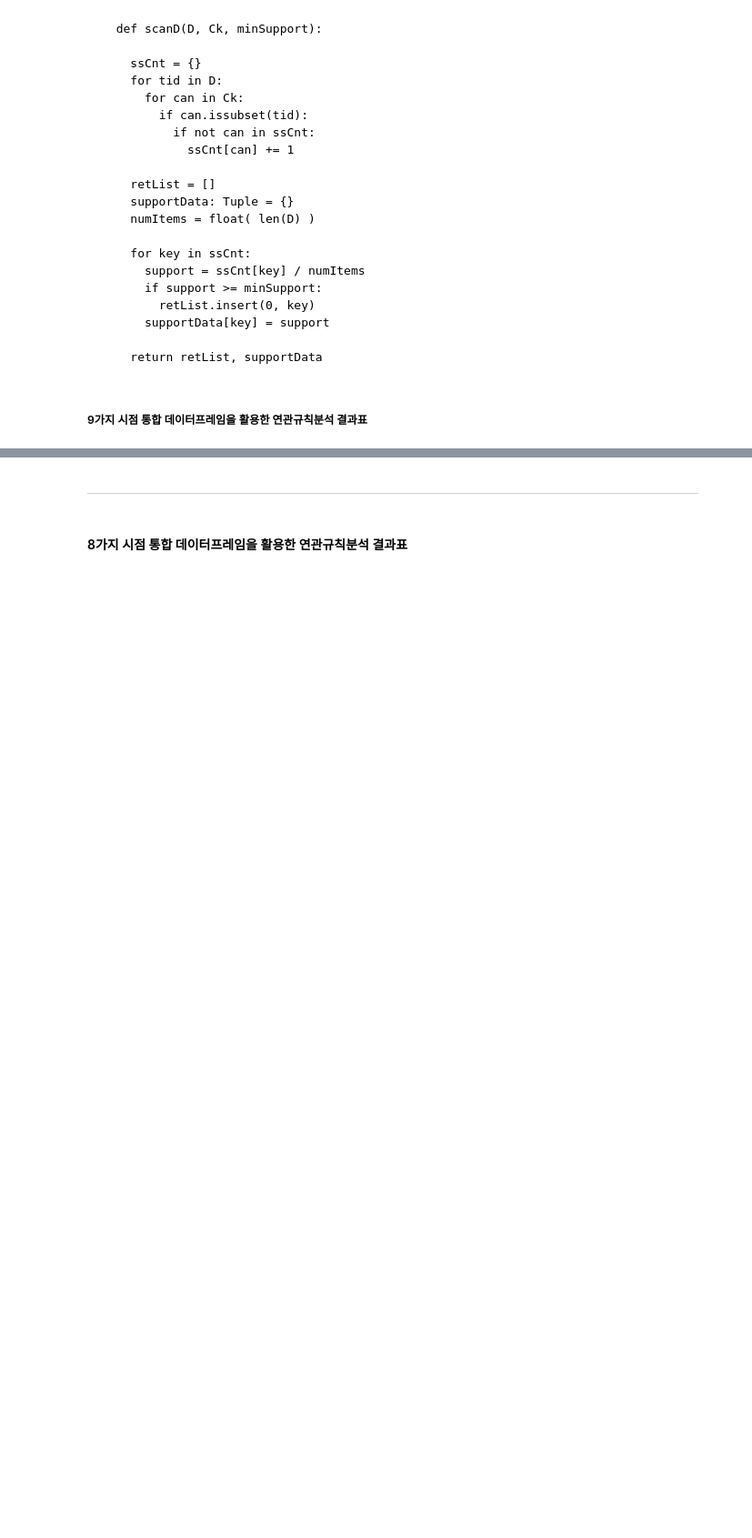
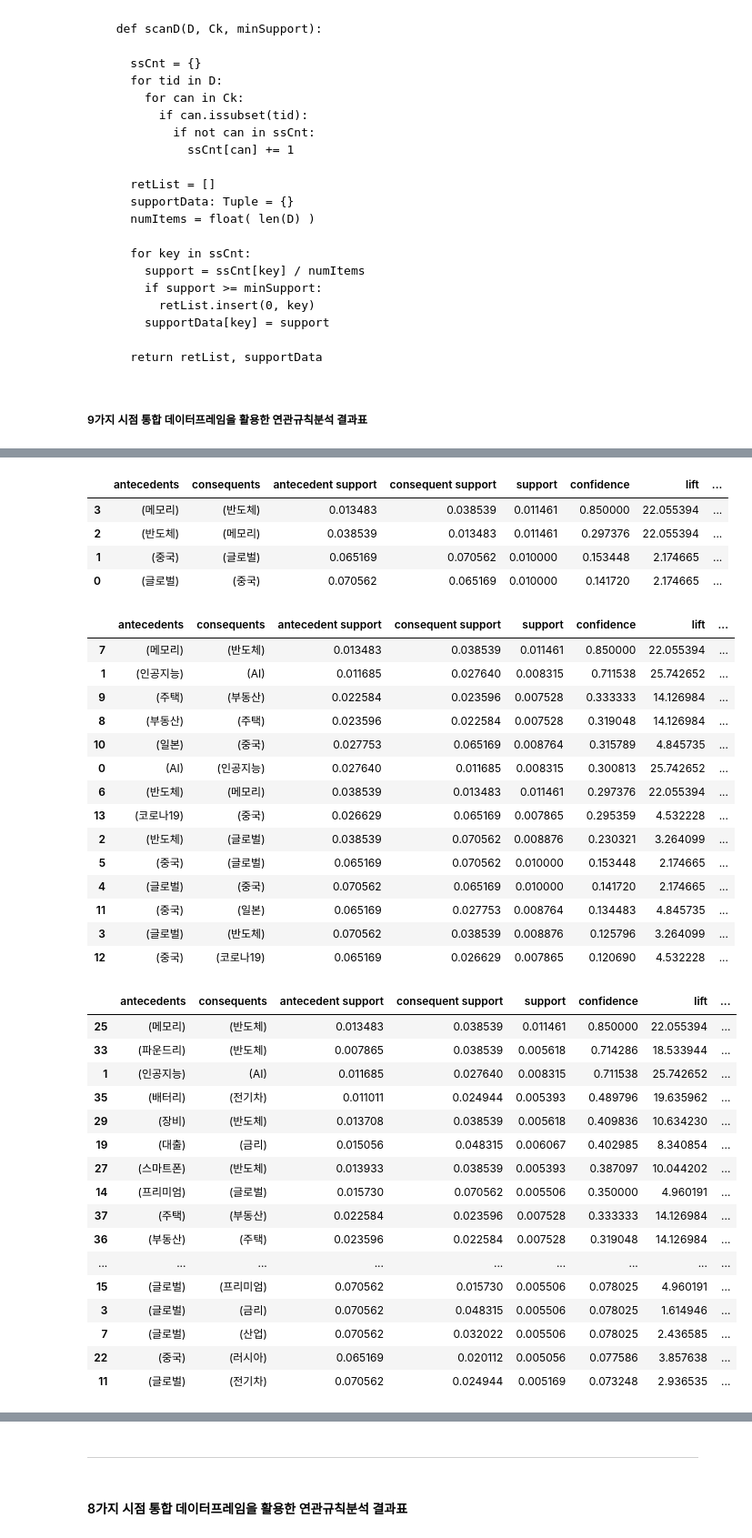
Before and after one commit to ksydata/MiraeAssetHackathon, a Jupyter notebook: [derivative_news_data]_2_AprioriRules.ipynb, the cells around one changed output, grey strips where cells are left out. Shown at 91% size. Drawn from its saved outputs; the diff is of its cells as text; code cells hidden in the pictures; blank space fills up the shorter version.

```diff
--- a/[derivative_news_data]_2_AprioriRules.ipynb
+++ b/[derivative_news_data]_2_AprioriRules.ipynb
@@ -834,0 +437,63 @@ display( apriori_results_230412[2].sort_values("support", ascending = False) )
+# %%
+# date_time 변수가 9번 바뀌기 때문에 클래스로 선언하여 반복작업의 일부 자동화
+merge_derivative_news_data_subset_230131, merge_derivative_news_data_230131 = financialApriori.makeSubDataset_loadData(
+    date_column = "YYYYMMDD", date_time = "2023-01-31")
+
+apriori_results_230131: List = []
+
+for threshold in [0.01, 0.0075, 0.005]:
+  apriori_rules = financialApriori.find_frequent_TAGsets(
+    transaction_subset = merge_derivative_news_data_subset_230131,
+
+    transaction_tagset = merge_derivative_news_data_230131["TAG_SPLIT"],
+
+    drop_subset_list = ["DRAMATIC_Not Change", "사회", "경제", "정치", "기술"],
+    drop_tagset_list = ["톰슨로이터"],
+
+    minimum_support_threshold = threshold,
+    minimum_confidence_threshold = 0.05
+  )
+  apriori_results_230131.append(apriori_rules)
+# %%
+pd.set_option("display.max_row", None)
+display( apriori_results_230131[0].sort_values("confidence", ascending = False) )
+display( apriori_results_230131[1].sort_values("confidence", ascending = False) )
+display( apriori_results_230131[2].sort_values("confidence", ascending = False) )
+# %% [output]
+|  | antecedents | consequents | antecedent support | consequent support | support | confidence | lift | ... |
+| 3 | (메모리) | (반도체) | 0.013483 | 0.038539 | 0.011461 | 0.850000 | 22.055394 | ... |
+| 2 | (반도체) | (메모리) | 0.038539 | 0.013483 | 0.011461 | 0.297376 | 22.055394 | ... |
+| 1 | (중국) | (글로벌) | 0.065169 | 0.070562 | 0.010000 | 0.153448 | 2.174665 | ... |
+| 0 | (글로벌) | (중국) | 0.070562 | 0.065169 | 0.010000 | 0.141720 | 2.174665 | ... |
+|  | antecedents | consequents | antecedent support | consequent support | support | confidence | lift | ... |
+| 7 | (메모리) | (반도체) | 0.013483 | 0.038539 | 0.011461 | 0.850000 | 22.055394 | ... |
+| 1 | (인공지능) | (AI) | 0.011685 | 0.027640 | 0.008315 | 0.711538 | 25.742652 | ... |
+| 9 | (주택) | (부동산) | 0.022584 | 0.023596 | 0.007528 | 0.333333 | 14.126984 | ... |
+| 8 | (부동산) | (주택) | 0.023596 | 0.022584 | 0.007528 | 0.319048 | 14.126984 | ... |
+| 10 | (일본) | (중국) | 0.027753 | 0.065169 | 0.008764 | 0.315789 | 4.845735 | ... |
+| 0 | (AI) | (인공지능) | 0.027640 | 0.011685 | 0.008315 | 0.300813 | 25.742652 | ... |
+| 6 | (반도체) | (메모리) | 0.038539 | 0.013483 | 0.011461 | 0.297376 | 22.055394 | ... |
+| 13 | (코로나19) | (중국) | 0.026629 | 0.065169 | 0.007865 | 0.295359 | 4.532228 | ... |
+| 2 | (반도체) | (글로벌) | 0.038539 | 0.070562 | 0.008876 | 0.230321 | 3.264099 | ... |
+| 5 | (중국) | (글로벌) | 0.065169 | 0.070562 | 0.010000 | 0.153448 | 2.174665 | ... |
+| 4 | (글로벌) | (중국) | 0.070562 | 0.065169 | 0.010000 | 0.141720 | 2.174665 | ... |
+| 11 | (중국) | (일본) | 0.065169 | 0.027753 | 0.008764 | 0.134483 | 4.845735 | ... |
+| 3 | (글로벌) | (반도체) | 0.070562 | 0.038539 | 0.008876 | 0.125796 | 3.264099 | ... |
+| 12 | (중국) | (코로나19) | 0.065169 | 0.026629 | 0.007865 | 0.120690 | 4.532228 | ... |
+|  | antecedents | consequents | antecedent support | consequent support | support | confidence | lift | ... |
+| 25 | (메모리) | (반도체) | 0.013483 | 0.038539 | 0.011461 | 0.850000 | 22.055394 | ... |
+| 33 | (파운드리) | (반도체) | 0.007865 | 0.038539 | 0.005618 | 0.714286 | 18.533944 | ... |
+| 1 | (인공지능) | (AI) | 0.011685 | 0.027640 | 0.008315 | 0.711538 | 25.742652 | ... |
+| 35 | (배터리) | (전기차) | 0.011011 | 0.024944 | 0.005393 | 0.489796 | 19.635962 | ... |
+| 29 | (장비) | (반도체) | 0.013708 | 0.038539 | 0.005618 | 0.409836 | 10.634230 | ... |
+| 19 | (대출) | (금리) | 0.015056 | 0.048315 | 0.006067 | 0.402985 | 8.340854 | ... |
+| 27 | (스마트폰) | (반도체) | 0.013933 | 0.038539 | 0.005393 | 0.387097 | 10.044202 | ... |
+| 14 | (프리미엄) | (글로벌) | 0.015730 | 0.070562 | 0.005506 | 0.350000 | 4.960191 | ... |
+| 37 | (주택) | (부동산) | 0.022584 | 0.023596 | 0.007528 | 0.333333 | 14.126984 | ... |
+| 36 | (부동산) | (주택) | 0.023596 | 0.022584 | 0.007528 | 0.319048 | 14.126984 | ... |
+| ... | ... | ... | ... | ... | ... | ... | ... | ... |
+| 15 | (글로벌) | (프리미엄) | 0.070562 | 0.015730 | 0.005506 | 0.078025 | 4.960191 | ... |
+| 3 | (글로벌) | (금리) | 0.070562 | 0.048315 | 0.005506 | 0.078025 | 1.614946 | ... |
+| 7 | (글로벌) | (산업) | 0.070562 | 0.032022 | 0.005506 | 0.078025 | 2.436585 | ... |
+| 22 | (중국) | (러시아) | 0.065169 | 0.020112 | 0.005056 | 0.077586 | 3.857638 | ... |
+| 11 | (글로벌) | (전기차) | 0.070562 | 0.024944 | 0.005169 | 0.073248 | 2.936535 | ... |
```
Also changed, not shown: parts of 56 cells of this notebook.
